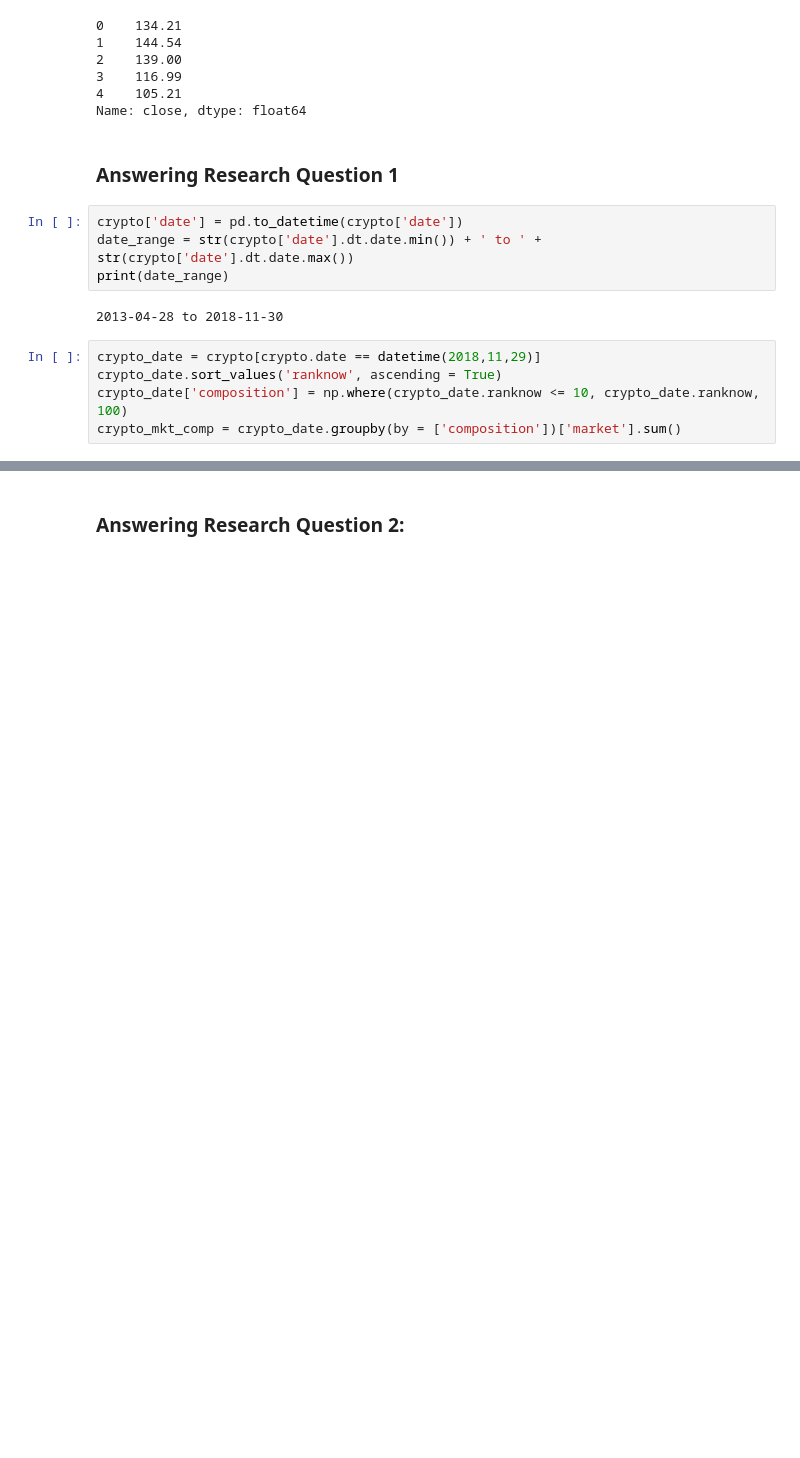
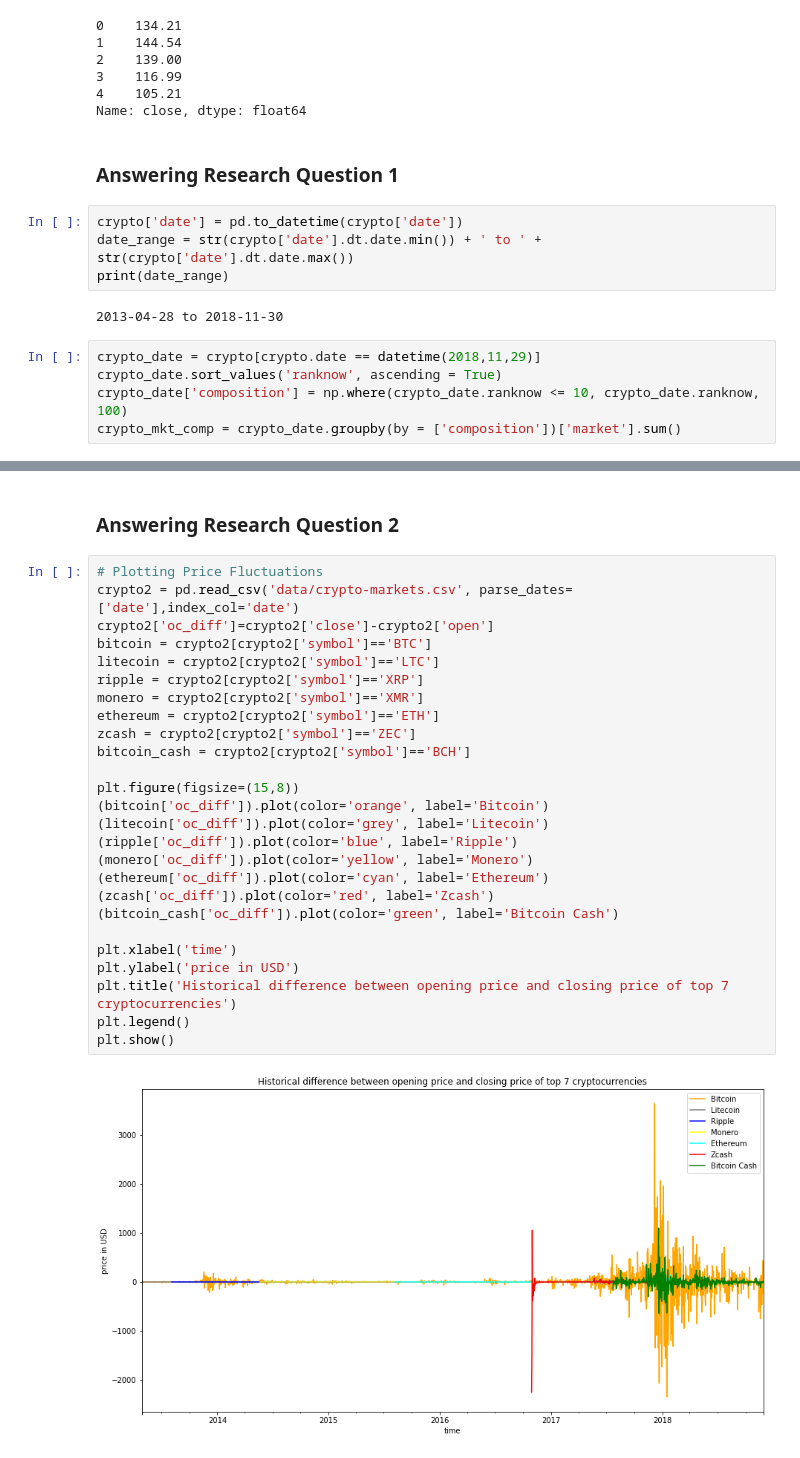
Before and after one commit to ithakker/CISC367FinalIshaanThakker, a Jupyter notebook: final.ipynb, the cells around one changed output, grey strips where cells are left out. Cells and saved outputs as stored; diff of their text form; blank space fills up the shorter version.

Commit message:
Finished question 2

```diff
--- a/final.ipynb
+++ b/final.ipynb
@@ -108,2 +110,30 @@ plt.show()
 # %% [markdown]
-### Answering Research Question 2:
+### Answering Research Question 2
+# %%
+# Plotting Price Fluctuations
+crypto2 = pd.read_csv('data/crypto-markets.csv', parse_dates=['date'],index_col='date')
+crypto2['oc_diff']=crypto2['close']-crypto2['open']
+bitcoin = crypto2[crypto2['symbol']=='BTC']
+litecoin = crypto2[crypto2['symbol']=='LTC']
+ripple = crypto2[crypto2['symbol']=='XRP']
+monero = crypto2[crypto2['symbol']=='XMR']
+ethereum = crypto2[crypto2['symbol']=='ETH']
+zcash = crypto2[crypto2['symbol']=='ZEC']
+bitcoin_cash = crypto2[crypto2['symbol']=='BCH']
+
+plt.figure(figsize=(15,8))
+(bitcoin['oc_diff']).plot(color='orange', label='Bitcoin')
+(litecoin['oc_diff']).plot(color='grey', label='Litecoin')
+(ripple['oc_diff']).plot(color='blue', label='Ripple')
+(monero['oc_diff']).plot(color='yellow', label='Monero')
+(ethereum['oc_diff']).plot(color='cyan', label='Ethereum')
+(zcash['oc_diff']).plot(color='red', label='Zcash')
+(bitcoin_cash['oc_diff']).plot(color='green', label='Bitcoin Cash')
+
+plt.xlabel('time')
+plt.ylabel('price in USD')
+plt.title('Historical difference between opening price and closing price of top 7 cryptocurrencies')
+plt.legend()
+plt.show()
+# %% [output]
+[figure, added]
```
Also changed, not shown: parts of 7 cells of this notebook, 1 other file.
